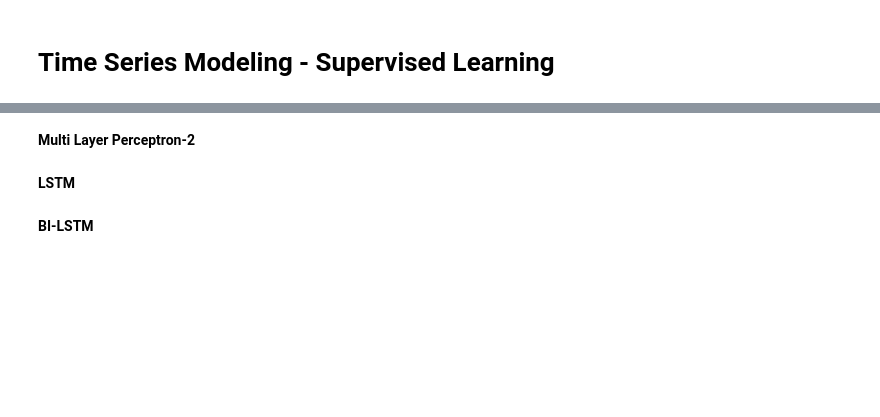
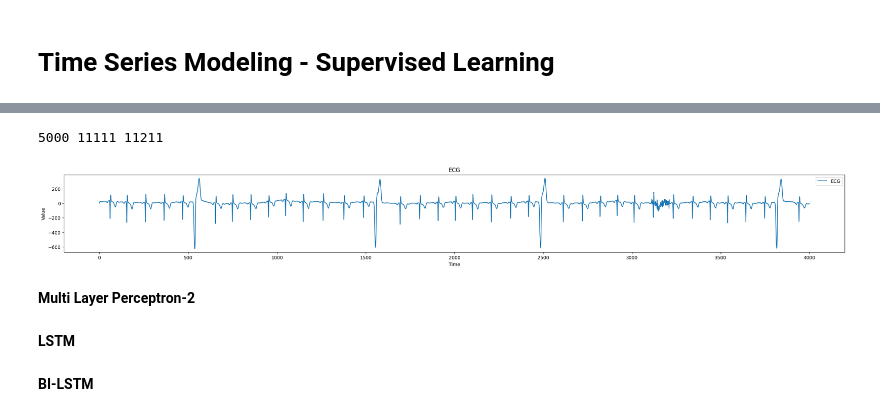
Before and after one commit to fazal-029/Anomaly-Detection-Project, a Jupyter notebook: uni-variate.ipynb, the cells around one changed output, grey strips where cells are left out. Cells and saved outputs as stored; diff of their text form; code cells hidden in the pictures; blank space fills up the shorter version.

```diff
--- a/uni-variate.ipynb
+++ b/uni-variate.ipynb
@@ -23,3 +42,15 @@ txt_files = [file for file in files if file.endswith('.txt')]
+# %%
+plt.figure(figsize=(30, 3))
+plt.plot(dataset_seq_wo_mutation[4][0]['feature'].values[8000:12000], label='ECG')
+print(dataset_seq_wo_mutation[4][1], dataset_seq_wo_mutation[4][2], dataset_seq_wo_mutation[4][3])
+plt.title('ECG')
+plt.xlabel('Time')
+plt.ylabel('Value')
+plt.legend()
+plt.show()
+# %% [output]
+5000 11111 11211
+[figure, added]
 # %%
 dataset_seq = load_data(txt_files, folder_path, is_record = False, fraction_of_anomaly = 0.05)
 # %%
```
Also changed, not shown: parts of 4 cells of this notebook, 1 other file.
